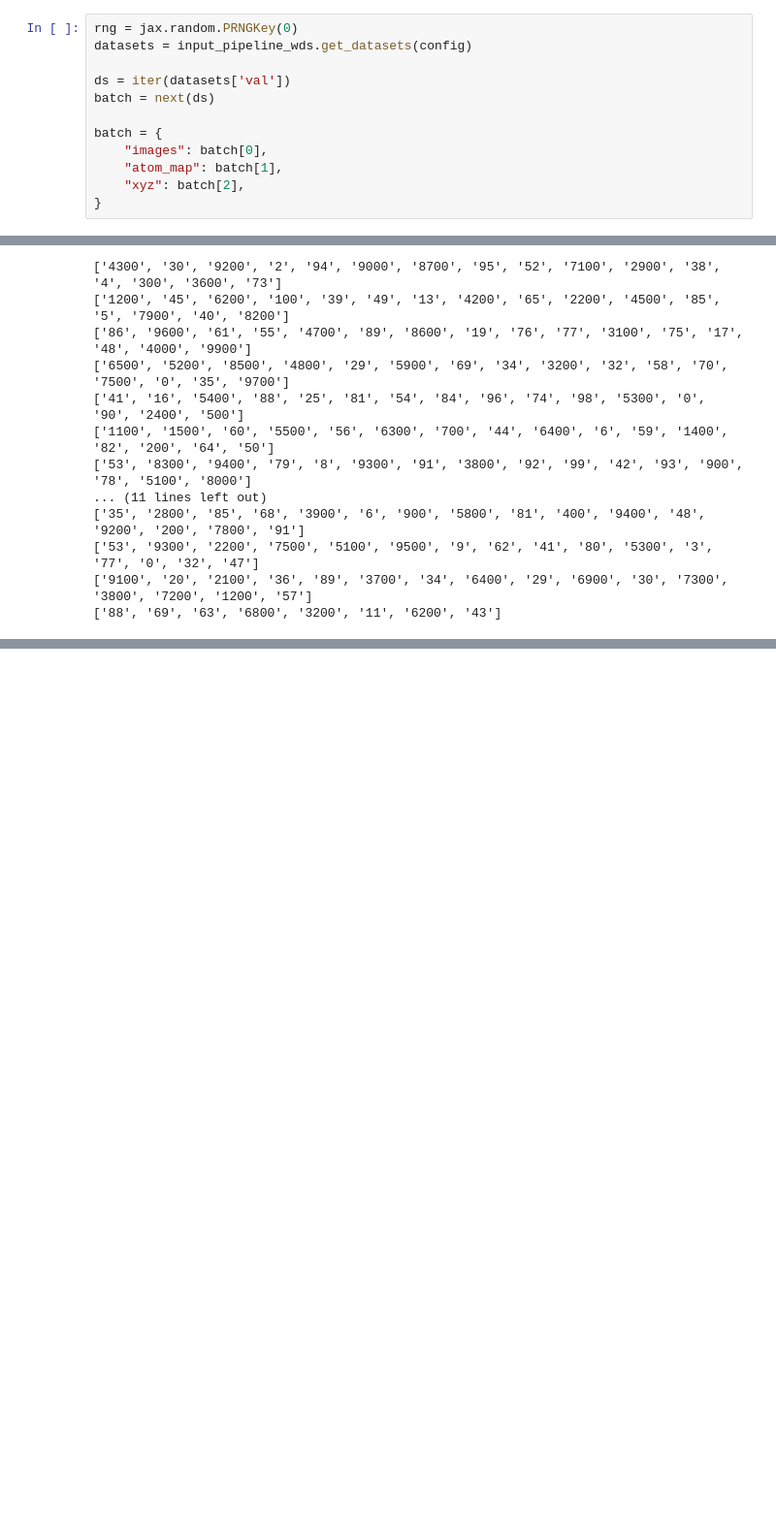
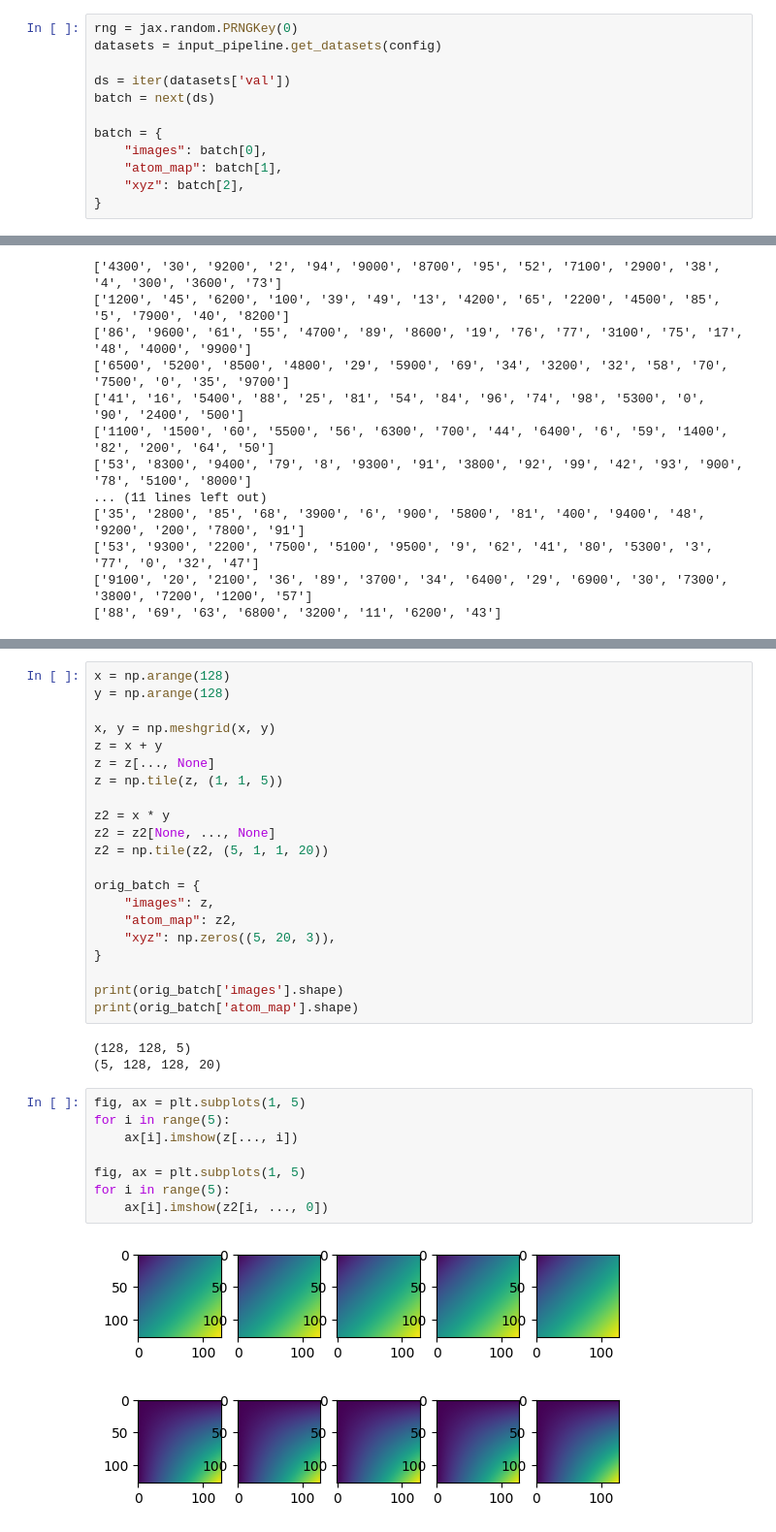
Before and after one commit to LauriKurki/molecule-net, a Jupyter notebook: notebooks/test_input_pipeline.ipynb, the cells around one changed output, grey strips where cells are left out. Shown at 97% size. Saved outputs shown, nothing was run; the diff lists cells and outputs as text; blank space fills up the shorter version.

Commit message:
notebook for testing input pipeline

```diff
--- a/notebooks/test_input_pipeline.ipynb
+++ b/notebooks/test_input_pipeline.ipynb
@@ -17,7 +19,7 @@ config.root_dir = root_dirs.get_root_dir()
 config.num_workers = 8
 # %%
 rng = jax.random.PRNGKey(0)
-datasets = input_pipeline_wds.get_datasets(config)
+datasets = input_pipeline.get_datasets(config)
 
 ds = iter(datasets['val'])
 batch = next(ds)
@@ -118,0 +150,35 @@ for i in range(1000):
+# %%
+x = np.arange(128)
+y = np.arange(128)
+
+x, y = np.meshgrid(x, y)
+z = x + y
+z = z[..., None]
+z = np.tile(z, (1, 1, 5))
+
+z2 = x * y
+z2 = z2[None, ..., None]
+z2 = np.tile(z2, (5, 1, 1, 20))
+
+orig_batch = {
+    "images": z,
+    "atom_map": z2,
+    "xyz": np.zeros((5, 20, 3)),
+}
+
+print(orig_batch['images'].shape)
+print(orig_batch['atom_map'].shape)
+# %% [output]
+(128, 128, 5)
+(5, 128, 128, 20)
+# %%
+fig, ax = plt.subplots(1, 5)
+for i in range(5):
+    ax[i].imshow(z[..., i])
+
+fig, ax = plt.subplots(1, 5)
+for i in range(5):
+    ax[i].imshow(z2[i, ..., 0])
+# %% [output]
+[figure, added]
+[figure, added]
```
Also changed, not shown: parts of 6 cells of this notebook.
